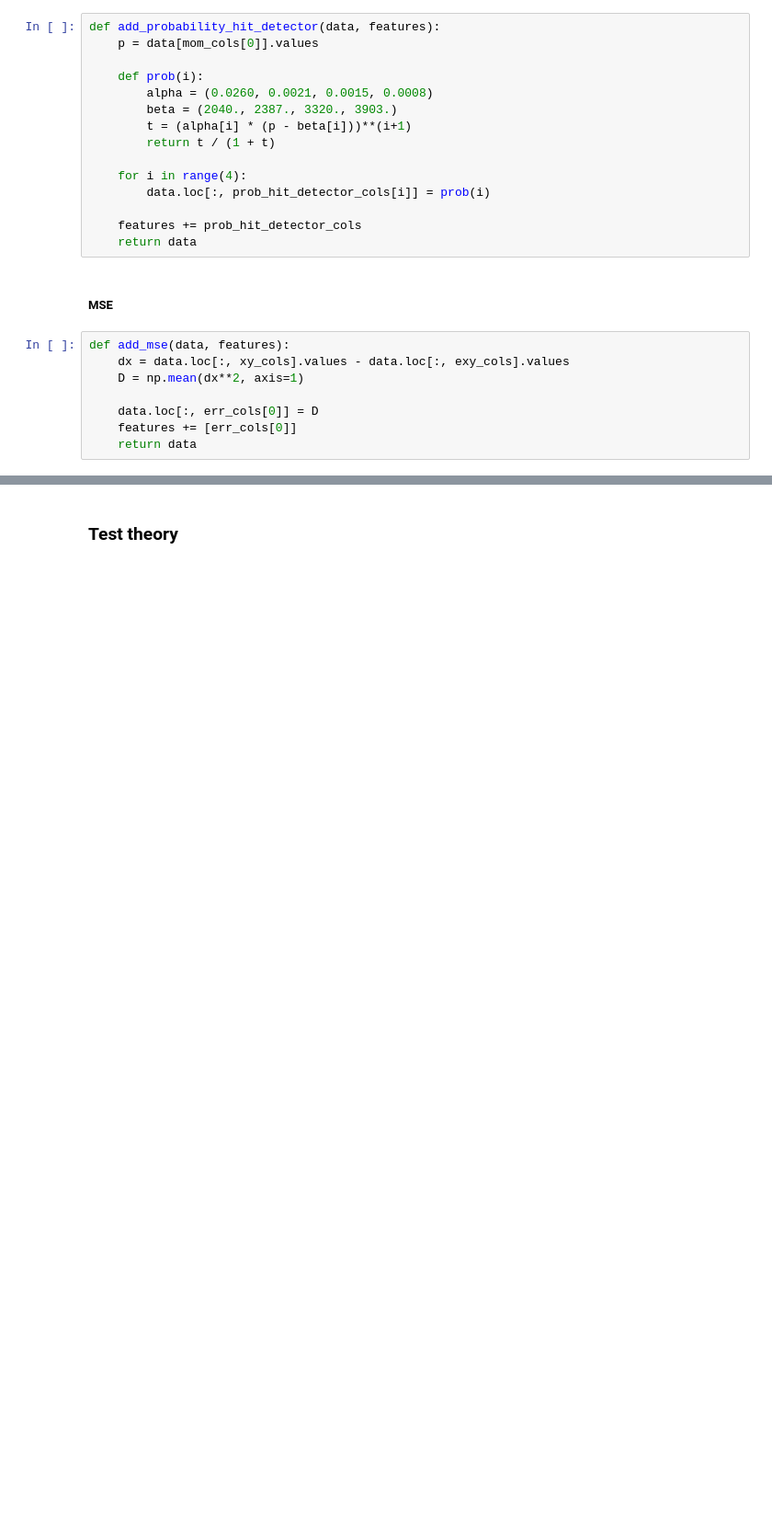
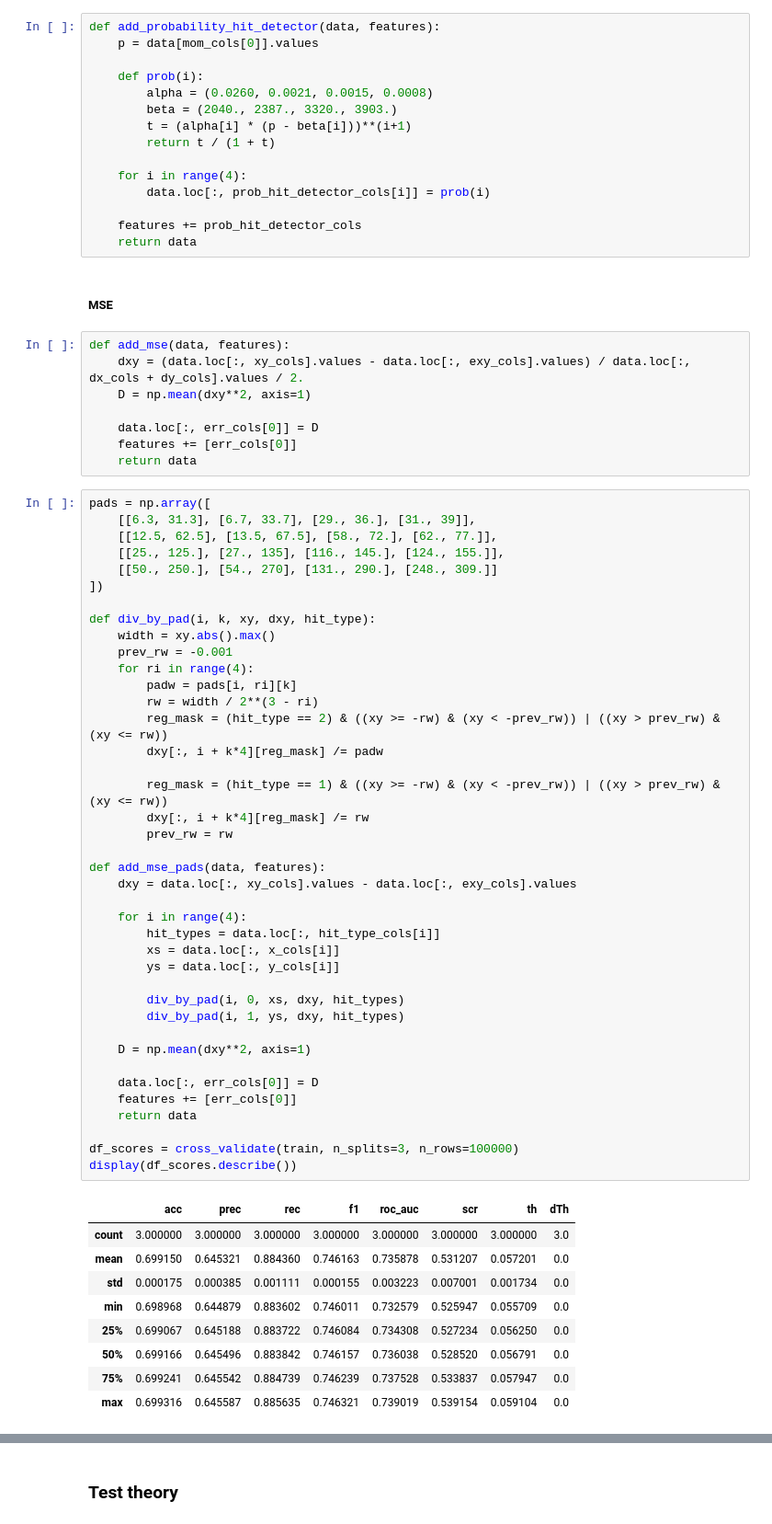
Before and after one commit to almaslov/idao2019, a Jupyter notebook: 06_scratches.ipynb, the cells around one changed output, grey strips where cells are left out. Shown at 92% size. Cells and saved outputs as stored; diff of their text form; blank space fills up the shorter version.

```diff
--- a/06_scratches.ipynb
+++ b/06_scratches.ipynb
@@ -321,9 +324,59 @@ def add_probability_hit_detector(data, features):
 ##### MSE
 # %%
 def add_mse(data, features):
-    dx = data.loc[:, xy_cols].values - data.loc[:, exy_cols].values
-    D = np.mean(dx**2, axis=1)
+    dxy = (data.loc[:, xy_cols].values - data.loc[:, exy_cols].values) / data.loc[:, dx_cols + dy_cols].values / 2.
+    D = np.mean(dxy**2, axis=1)
 
     data.loc[:, err_cols[0]] = D
     features += [err_cols[0]]
     return data
+# %%
+pads = np.array([
+    [[6.3, 31.3], [6.7, 33.7], [29., 36.], [31., 39]],
+    [[12.5, 62.5], [13.5, 67.5], [58., 72.], [62., 77.]],
+    [[25., 125.], [27., 135], [116., 145.], [124., 155.]],
+    [[50., 250.], [54., 270], [131., 290.], [248., 309.]]
+])
+
+def div_by_pad(i, k, xy, dxy, hit_type):
+    width = xy.abs().max()
+    prev_rw = -0.001
+    for ri in range(4):
+        padw = pads[i, ri][k]
+        rw = width / 2**(3 - ri)
+        reg_mask = (hit_type == 2) & ((xy >= -rw) & (xy < -prev_rw)) | ((xy > prev_rw) & (xy <= rw))
+        dxy[:, i + k*4][reg_mask] /= padw
+
+        reg_mask = (hit_type == 1) & ((xy >= -rw) & (xy < -prev_rw)) | ((xy > prev_rw) & (xy <= rw))
+        dxy[:, i + k*4][reg_mask] /= rw
+        prev_rw = rw
+
+def add_mse_pads(data, features):
+    dxy = data.loc[:, xy_cols].values - data.loc[:, exy_cols].values
+
+    for i in range(4):
+        hit_types = data.loc[:, hit_type_cols[i]]
+        xs = data.loc[:, x_cols[i]]
+        ys = data.loc[:, y_cols[i]]
+
+        div_by_pad(i, 0, xs, dxy, hit_types)
+        div_by_pad(i, 1, ys, dxy, hit_types)
+
+    D = np.mean(dxy**2, axis=1)
+
+    data.loc[:, err_cols[0]] = D
+    features += [err_cols[0]]
+    return data
+
+df_scores = cross_validate(train, n_splits=3, n_rows=100000)
+display(df_scores.describe())
+# %% [output]
+|  | acc | prec | rec | f1 | roc_auc | scr | th | dTh |
+| count | 3.000000 | 3.000000 | 3.000000 | 3.000000 | 3.000000 | 3.000000 | 3.000000 | 3.0 |
+| mean | 0.699150 | 0.645321 | 0.884360 | 0.746163 | 0.735878 | 0.531207 | 0.057201 | 0.0 |
+| std | 0.000175 | 0.000385 | 0.001111 | 0.000155 | 0.003223 | 0.007001 | 0.001734 | 0.0 |
+| min | 0.698968 | 0.644879 | 0.883602 | 0.746011 | 0.732579 | 0.525947 | 0.055709 | 0.0 |
+| 25% | 0.699067 | 0.645188 | 0.883722 | 0.746084 | 0.734308 | 0.527234 | 0.056250 | 0.0 |
+| 50% | 0.699166 | 0.645496 | 0.883842 | 0.746157 | 0.736038 | 0.528520 | 0.056791 | 0.0 |
+| 75% | 0.699241 | 0.645542 | 0.884739 | 0.746239 | 0.737528 | 0.533837 | 0.057947 | 0.0 |
+| max | 0.699316 | 0.645587 | 0.885635 | 0.746321 | 0.739019 | 0.539154 | 0.059104 | 0.0 |
```
Also changed, not shown: parts of 7 cells of this notebook, 1 other file.
